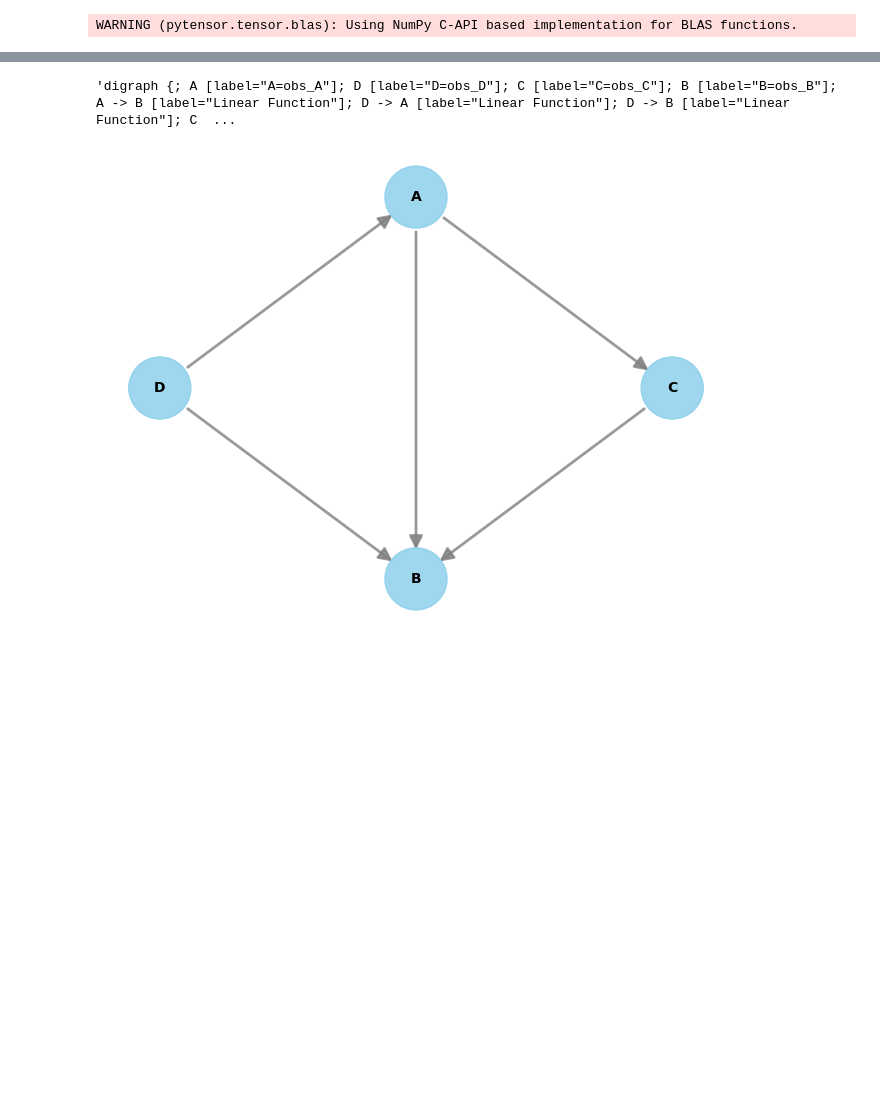
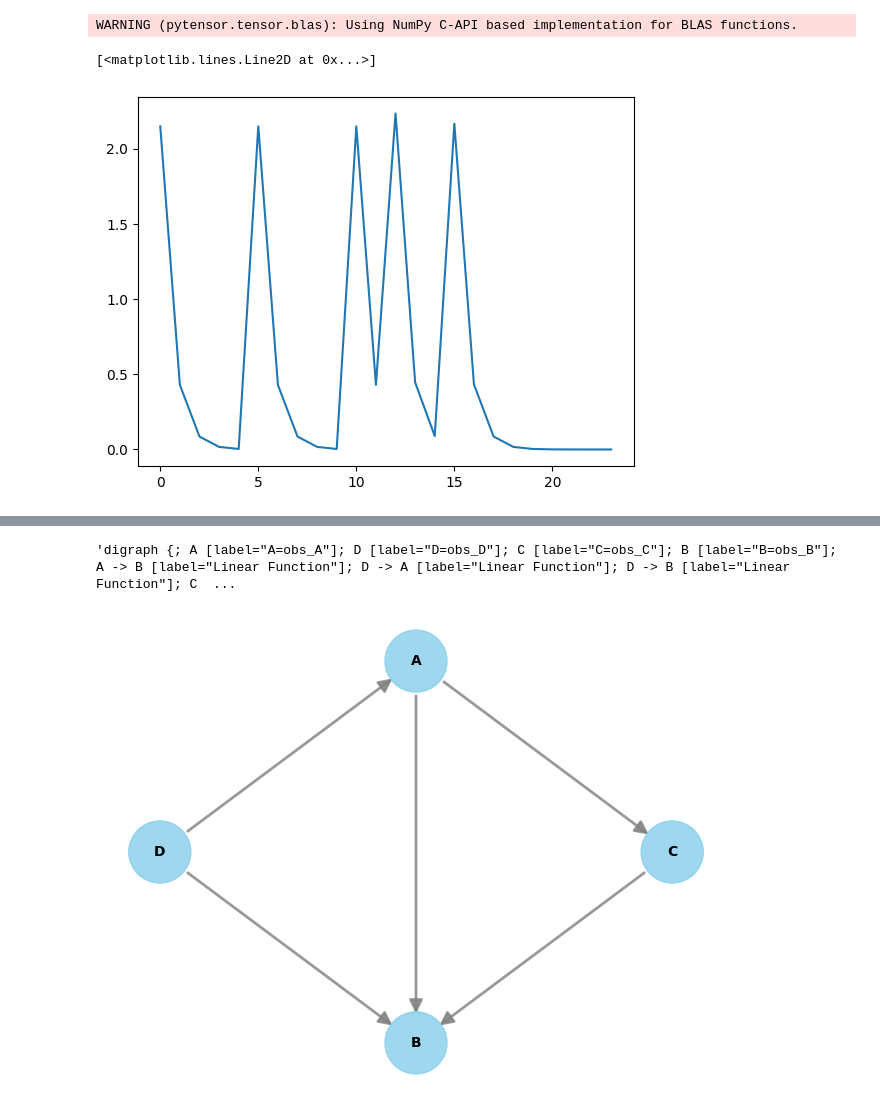
Before and after one commit to redam94/dag_api, a Jupyter notebook: notebooks/load_pydantic.ipynb, the cells around one changed output, grey strips where cells are left out. Drawn from its saved outputs; the diff is of its cells as text; code cells hidden in the pictures; blank space fills up the shorter version.

```diff
--- a/notebooks/load_pydantic.ipynb
+++ b/notebooks/load_pydantic.ipynb
@@ -6,2 +8,13 @@ from IPython.display import Image
 # %% [output]
 WARNING (pytensor.tensor.blas): Using NumPy C-API based implementation for BLAS functions.
+# %%
+test_conv = np.zeros(24)
+test_conv[0] = 10.
+test_conv[5] = 10.
+test_conv[10] = 10.
+test_conv[12] = 10.
+test_conv[15] = 10.
+plt.plot(np.convolve(test_conv, np.array([.2**t for t in range(12)])/sum([.8**t for t in range(12)]), mode='full')[:len(test_conv)])
+# %% [output]
+[<matplotlib.lines.Line2D at 0x...>]
+[figure, added]
```
Also changed, not shown: parts of 18 cells of this notebook, 2 other files.
